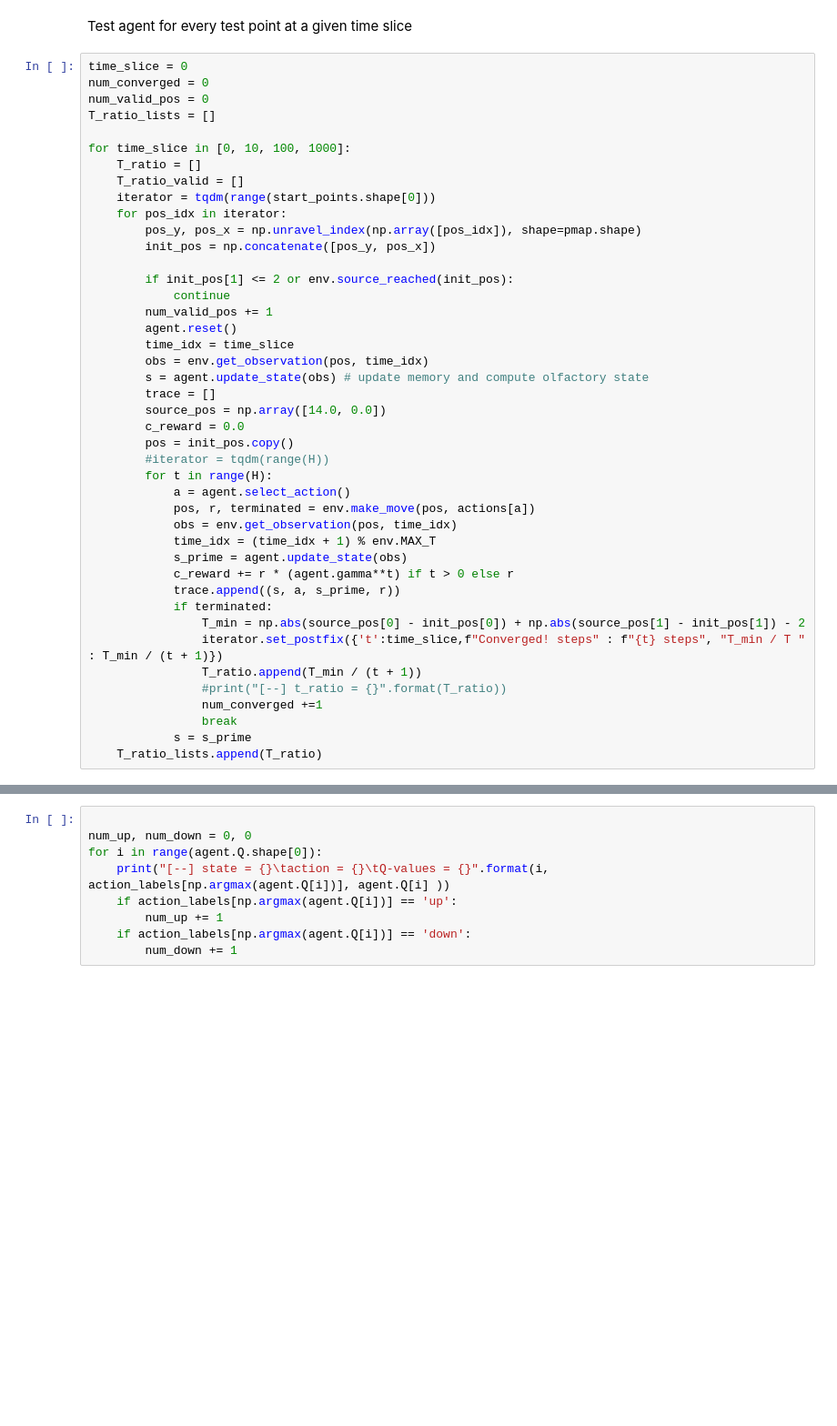
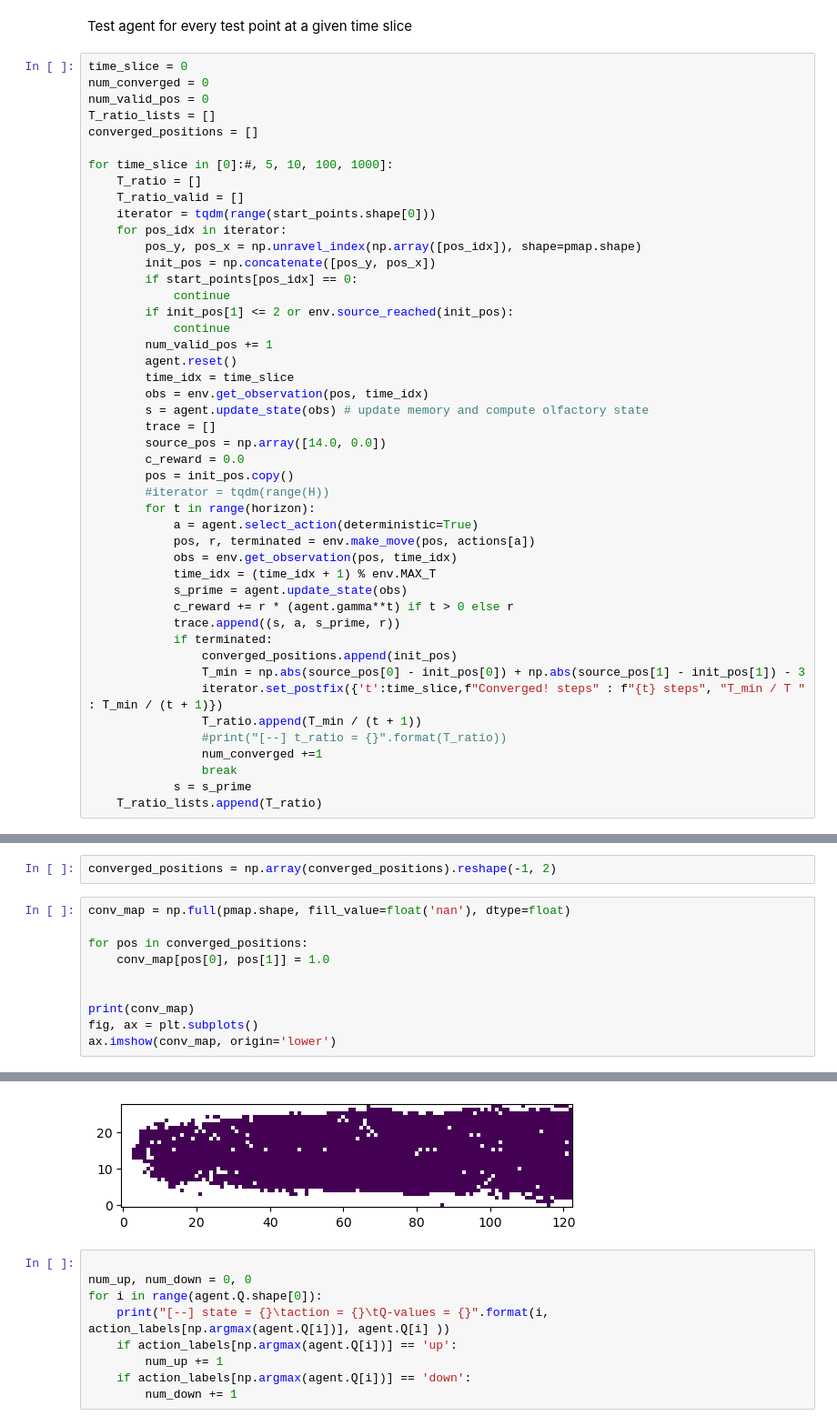
Before and after one commit to PimLb/pynav, a Jupyter notebook: notebooks/Tutorial.ipynb, the cells around one changed output, grey strips where cells are left out. Shown at 91% size. Drawn from its saved outputs; the diff is of its cells as text; blank space fills up the shorter version.

```diff
--- a/notebooks/Tutorial.ipynb
+++ b/notebooks/Tutorial.ipynb
@@ -197,15 +224,17 @@ time_slice = 0
 num_converged = 0
 num_valid_pos = 0
 T_ratio_lists = []
+converged_positions = []
 
-for time_slice in [0, 10, 100, 1000]:
+for time_slice in [0]:#, 5, 10, 100, 1000]:
     T_ratio = []
     T_ratio_valid = []
     iterator = tqdm(range(start_points.shape[0]))
     for pos_idx in iterator:
         pos_y, pos_x = np.unravel_index(np.array([pos_idx]), shape=pmap.shape)
         init_pos = np.concatenate([pos_y, pos_x])
-
+        if start_points[pos_idx] == 0:
+            continue
         if init_pos[1] <= 2 or env.source_reached(init_pos):
             continue
         num_valid_pos += 1
@@ -218,8 +247,8 @@ for time_slice in [0, 10, 100, 1000]:
         c_reward = 0.0
         pos = init_pos.copy()
         #iterator = tqdm(range(H))
-        for t in range(H):
-            a = agent.select_action()
+        for t in range(horizon):
+            a = agent.select_action(deterministic=True)
             pos, r, terminated = env.make_move(pos, actions[a])
             obs = env.get_observation(pos, time_idx)
             time_idx = (time_idx + 1) % env.MAX_T
@@ -227,7 +256,8 @@ for time_slice in [0, 10, 100, 1000]:
             c_reward += r * (agent.gamma**t) if t > 0 else r
             trace.append((s, a, s_prime, r))
             if terminated:
-                T_min = np.abs(source_pos[0] - init_pos[0]) + np.abs(source_pos[1] - init_pos[1]) - 2
+                converged_positions.append(init_pos)
+                T_min = np.abs(source_pos[0] - init_pos[0]) + np.abs(source_pos[1] - init_pos[1]) - 3
                 iterator.set_postfix({'t':time_slice,f"Converged! steps" : f"{t} steps", "T_min / T " : T_min / (t + 1)})
                 T_ratio.append(T_min / (t + 1))
                 #print("[--] t_ratio = {}".format(T_ratio))
@@ -241,0 +272,13 @@ num_converged / num_valid_pos, np.mean(np.concatenate(T_ratio_lists))
+# %%
+converged_positions = np.array(converged_positions).reshape(-1, 2)
+# %%
+conv_map = np.full(pmap.shape, fill_value=float('nan'), dtype=float)
+
+for pos in converged_positions:
+    conv_map[pos[0], pos[1]] = 1.0
+
+
+print(conv_map)
+fig, ax = plt.subplots()
+ax.imshow(conv_map, origin='lower')
+# %% [output]
@@ -242,3 +293,4 @@ num_converged / num_valid_pos, np.mean(np.concatenate(T_ratio_lists))
+[figure, added]
 # %%
 
 num_up, num_down = 0, 0
```
Also changed, not shown: parts of 9 cells of this notebook.
